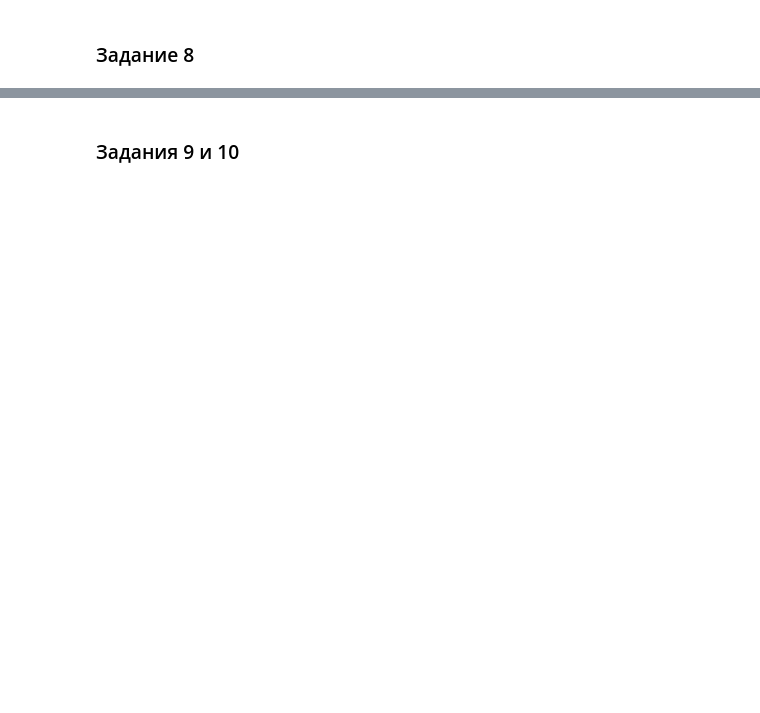
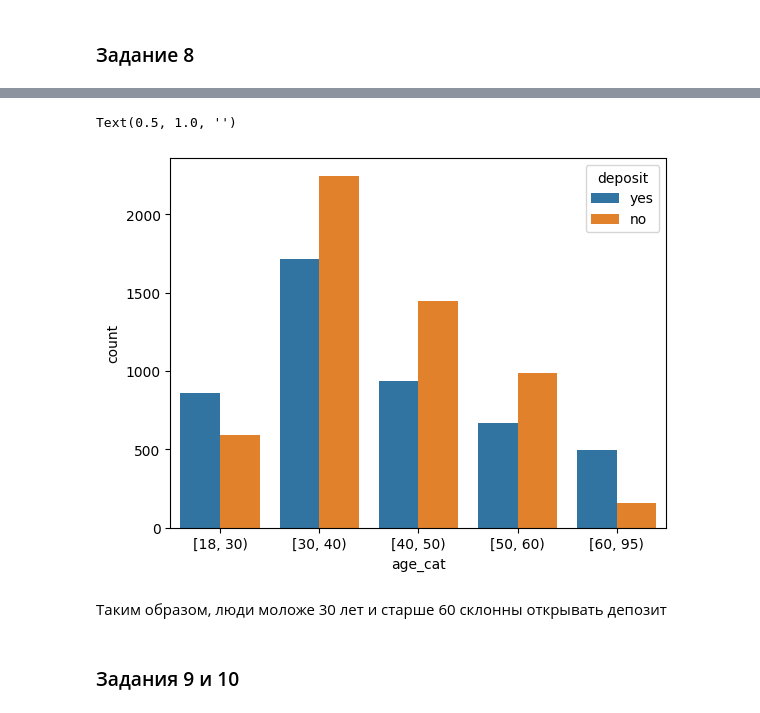
Before and after one commit to mvulf/sf_data_science, a Jupyter notebook: project_4/Project_4_ML.ipynb, the cells around one changed output, grey strips where cells are left out. Saved outputs shown, nothing was run; the diff lists cells and outputs as text; code cells hidden in the pictures; blank space fills up the shorter version.

```diff
--- a/project_4/Project_4_ML.ipynb
+++ b/project_4/Project_4_ML.ipynb
@@ -407,4 +458,12 @@ countplot?
 # %%
 # создайте возрастные группы и определите, в каких группах более склонны открывать депозит, чем отказываться от предложения
+df['age_cat'] = pd.cut(df['age'], right=False, bins=[df['age'].min(),30,40,50,60,df['age'].max()])
+sns.countplot(df, x='age_cat', hue='deposit');
+plt.title('')
+# %% [output]
+Text(0.5, 1.0, '')
+[figure, added]
+# %% [markdown]
+Таким образом, люди моложе 30 лет и старше 60 склонны открывать депозит
 # %% [markdown]
 ### Задания 9 и 10
```
Also changed, not shown: parts of 25 cells of this notebook.
